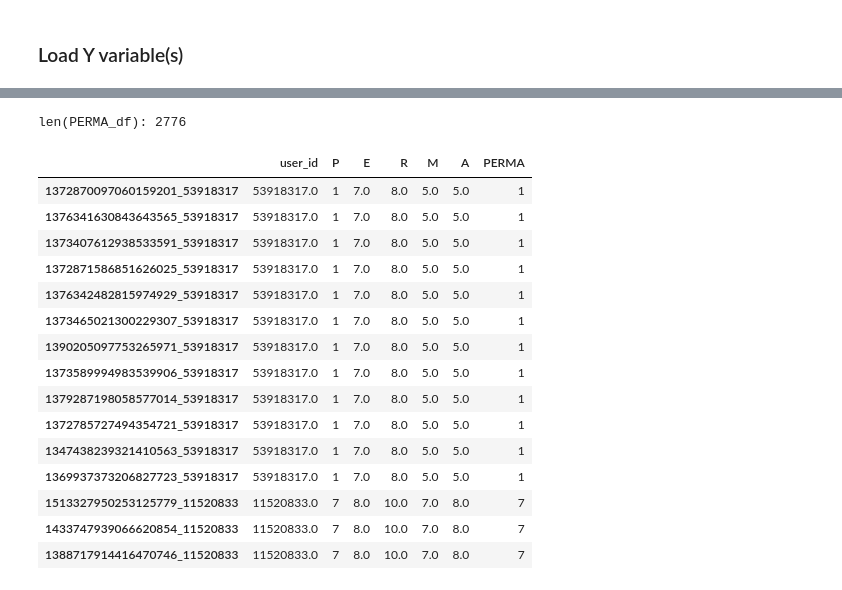
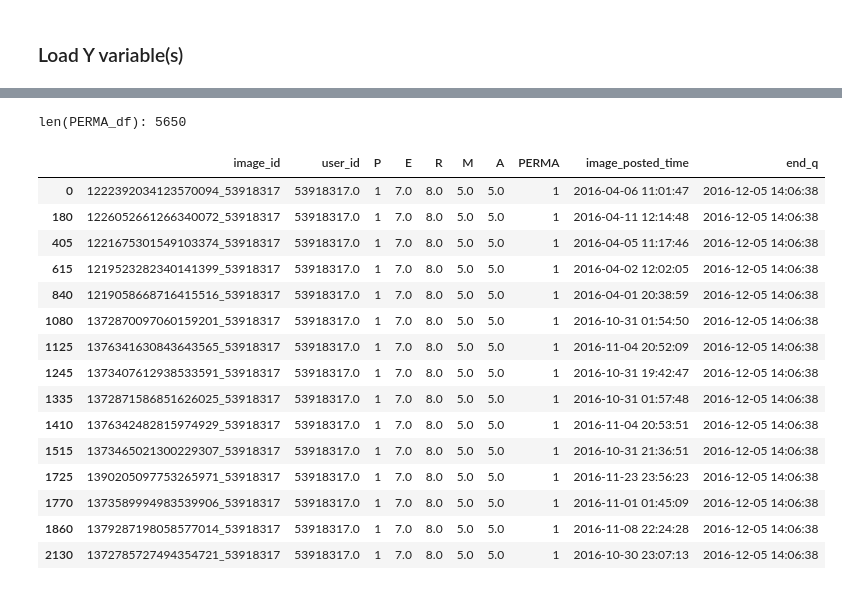
Before and after one commit to taxipapak/Marketing_Case, a Jupyter notebook: ANP feature engineering.ipynb, the cells around one changed output, grey strips where cells are left out. Saved outputs shown, nothing was run; the diff lists cells and outputs as text; code cells hidden in the pictures.

```diff
--- a/ANP feature engineering.ipynb
+++ b/ANP feature engineering.ipynb
@@ -197,31 +197,31 @@ Index([u'image_id', u'image_height', u'image_width', u'image_filter',
 # %%
 PERMA_df = image_survey_metrics[['image_id','user_id','P',
     'E',
     'R',
     'M',
     'A',
     'PERMA',
     'image_posted_time',
-    '']].drop_duplicates().set_index('image_id')
+    'end_q']].drop_duplicates()#.set_index('image_id')
 del PERMA_df.index.name
 print 'len(PERMA_df):', len(PERMA_df)
 print ' '
 PERMA_df.head(15)
 # %% [output]
-len(PERMA_df): 2776
+len(PERMA_df): 5650
-|  | user_id | P | E | R | M | A | PERMA |
-| 1372870097060159201_53918317 | 53918317.0 | 1 | 7.0 | 8.0 | 5.0 | 5.0 | 1 |
-| 1376341630843643565_53918317 | 53918317.0 | 1 | 7.0 | 8.0 | 5.0 | 5.0 | 1 |
-| 1373407612938533591_53918317 | 53918317.0 | 1 | 7.0 | 8.0 | 5.0 | 5.0 | 1 |
-| 1372871586851626025_53918317 | 53918317.0 | 1 | 7.0 | 8.0 | 5.0 | 5.0 | 1 |
-| 1376342482815974929_53918317 | 53918317.0 | 1 | 7.0 | 8.0 | 5.0 | 5.0 | 1 |
-| 1373465021300229307_53918317 | 53918317.0 | 1 | 7.0 | 8.0 | 5.0 | 5.0 | 1 |
-| 1390205097753265971_53918317 | 53918317.0 | 1 | 7.0 | 8.0 | 5.0 | 5.0 | 1 |
-| 1373589994983539906_53918317 | 53918317.0 | 1 | 7.0 | 8.0 | 5.0 | 5.0 | 1 |
-| 1379287198058577014_53918317 | 53918317.0 | 1 | 7.0 | 8.0 | 5.0 | 5.0 | 1 |
-| 1372785727494354721_53918317 | 53918317.0 | 1 | 7.0 | 8.0 | 5.0 | 5.0 | 1 |
-| 1347438239321410563_53918317 | 53918317.0 | 1 | 7.0 | 8.0 | 5.0 | 5.0 | 1 |
-| 1369937373206827723_53918317 | 53918317.0 | 1 | 7.0 | 8.0 | 5.0 | 5.0 | 1 |
-| 1513327950253125779_11520833 | 11520833.0 | 7 | 8.0 | 10.0 | 7.0 | 8.0 | 7 |
-| 1433747939066620854_11520833 | 11520833.0 | 7 | 8.0 | 10.0 | 7.0 | 8.0 | 7 |
-| 1388717914416470746_11520833 | 11520833.0 | 7 | 8.0 | 10.0 | 7.0 | 8.0 | 7 |
+|  | image_id | user_id | P | E | R | M | A | PERMA | image_posted_time | end_q |
+| 0 | 1222392034123570094_53918317 | 53918317.0 | 1 | 7.0 | 8.0 | 5.0 | 5.0 | 1 | 2016-04-06 11:01:47 | 2016-12-05 14:06:38 |
+| 180 | 1226052661266340072_53918317 | 53918317.0 | 1 | 7.0 | 8.0 | 5.0 | 5.0 | 1 | 2016-04-11 12:14:48 | 2016-12-05 14:06:38 |
+| 405 | 1221675301549103374_53918317 | 53918317.0 | 1 | 7.0 | 8.0 | 5.0 | 5.0 | 1 | 2016-04-05 11:17:46 | 2016-12-05 14:06:38 |
+| 615 | 1219523282340141399_53918317 | 53918317.0 | 1 | 7.0 | 8.0 | 5.0 | 5.0 | 1 | 2016-04-02 12:02:05 | 2016-12-05 14:06:38 |
+| 840 | 1219058668716415516_53918317 | 53918317.0 | 1 | 7.0 | 8.0 | 5.0 | 5.0 | 1 | 2016-04-01 20:38:59 | 2016-12-05 14:06:38 |
+| 1080 | 1372870097060159201_53918317 | 53918317.0 | 1 | 7.0 | 8.0 | 5.0 | 5.0 | 1 | 2016-10-31 01:54:50 | 2016-12-05 14:06:38 |
+| 1125 | 1376341630843643565_53918317 | 53918317.0 | 1 | 7.0 | 8.0 | 5.0 | 5.0 | 1 | 2016-11-04 20:52:09 | 2016-12-05 14:06:38 |
+| 1245 | 1373407612938533591_53918317 | 53918317.0 | 1 | 7.0 | 8.0 | 5.0 | 5.0 | 1 | 2016-10-31 19:42:47 | 2016-12-05 14:06:38 |
+| 1335 | 1372871586851626025_53918317 | 53918317.0 | 1 | 7.0 | 8.0 | 5.0 | 5.0 | 1 | 2016-10-31 01:57:48 | 2016-12-05 14:06:38 |
+| 1410 | 1376342482815974929_53918317 | 53918317.0 | 1 | 7.0 | 8.0 | 5.0 | 5.0 | 1 | 2016-11-04 20:53:51 | 2016-12-05 14:06:38 |
+| 1515 | 1373465021300229307_53918317 | 53918317.0 | 1 | 7.0 | 8.0 | 5.0 | 5.0 | 1 | 2016-10-31 21:36:51 | 2016-12-05 14:06:38 |
+| 1725 | 1390205097753265971_53918317 | 53918317.0 | 1 | 7.0 | 8.0 | 5.0 | 5.0 | 1 | 2016-11-23 23:56:23 | 2016-12-05 14:06:38 |
+| 1770 | 1373589994983539906_53918317 | 53918317.0 | 1 | 7.0 | 8.0 | 5.0 | 5.0 | 1 | 2016-11-01 01:45:09 | 2016-12-05 14:06:38 |
+| 1860 | 1379287198058577014_53918317 | 53918317.0 | 1 | 7.0 | 8.0 | 5.0 | 5.0 | 1 | 2016-11-08 22:24:28 | 2016-12-05 14:06:38 |
+| 2130 | 1372785727494354721_53918317 | 53918317.0 | 1 | 7.0 | 8.0 | 5.0 | 5.0 | 1 | 2016-10-30 23:07:13 | 2016-12-05 14:06:38 |
```
Also changed, not shown: parts of 27 cells of this notebook.
